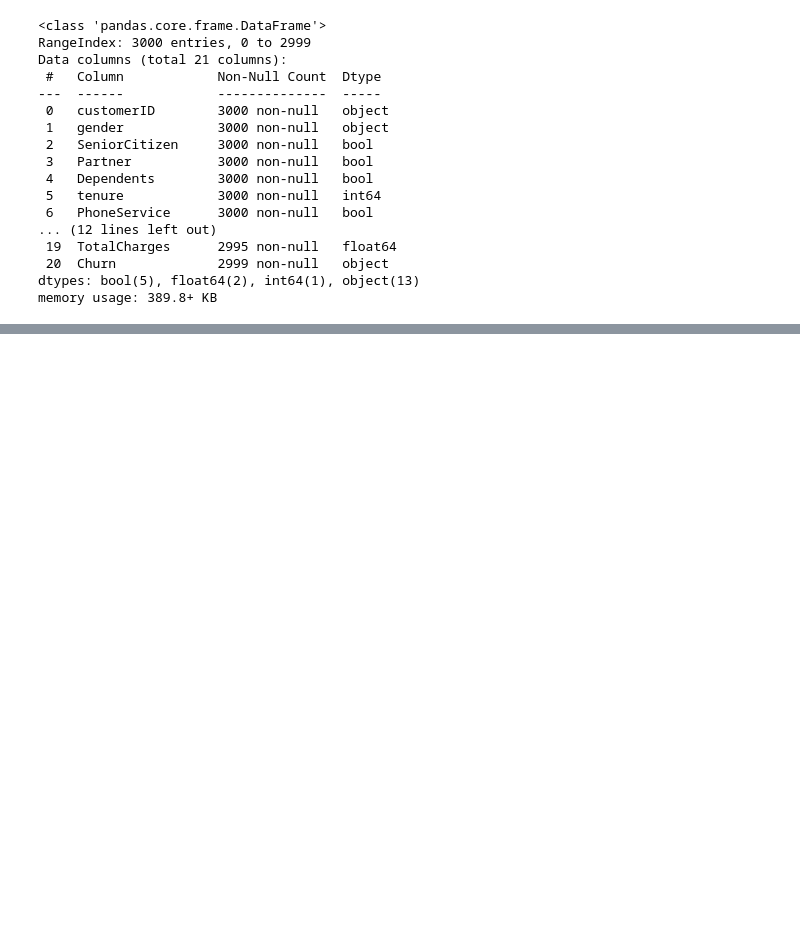
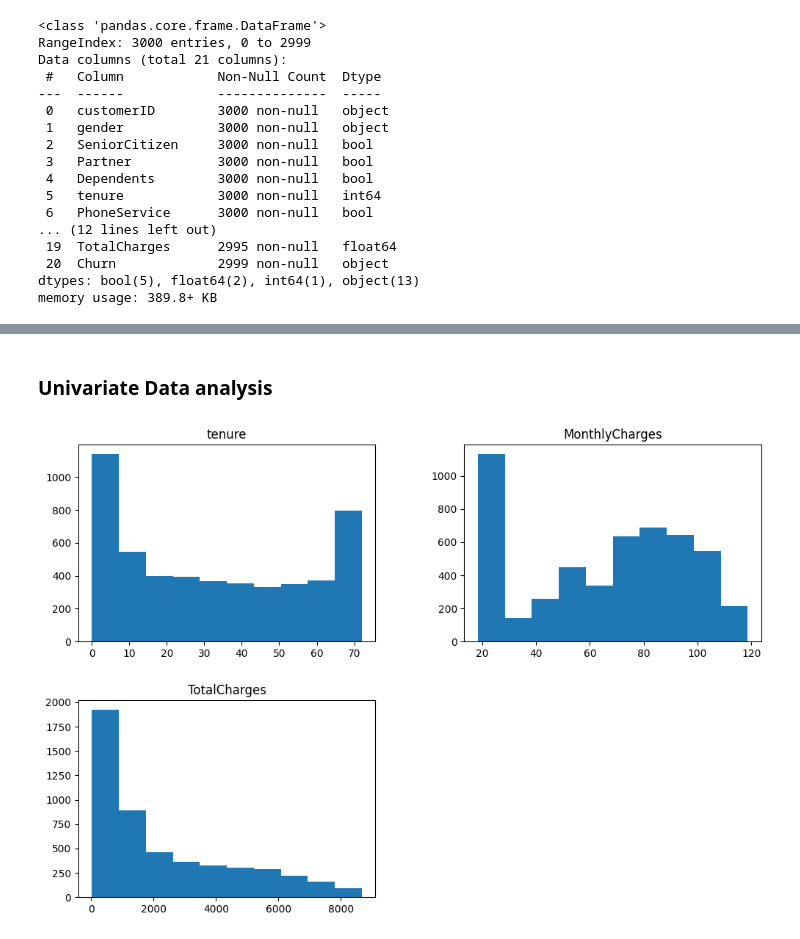
Before and after one commit to M-travis123/LP-2-CLASSIFICATION-PROJECT, a Jupyter notebook: LP_2.ipynb, the cells around one changed output, grey strips where cells are left out. Saved outputs shown, nothing was run; the diff lists cells and outputs as text; code cells hidden in the pictures; blank space fills up the shorter version.

```diff
--- a/LP_2.ipynb
+++ b/LP_2.ipynb
@@ -121,0 +202,6 @@ memory usage: 312.6+ KB
+# %%
+# Concatenate the first and second dataset
+training_data = pd.concat([df1, df2], ignore_index=True)
+
+# Verify the structure of the combined dataset
+training_data.head()
@@ -121,0 +368,20 @@ memory usage: 312.6+ KB
+# %%
+# Define a dictionary for mapping boolean and None values to more meaningful categories
+new_cat_values_mapping = {
+    'MultipleLines': {True: 'Yes', False: 'No'},
+    'OnlineSecurity': {True: 'Yes', False: 'No'},
+    'OnlineBackup': {True: 'Yes', False: 'No'},
+    'DeviceProtection': {True: 'Yes', False: 'No'},
+    'TechSupport': {True: 'Yes', False: 'No'},
+    'StreamingTV': {True: 'Yes', False: 'No'},
+    'StreamingMovies': {True: 'Yes', False: 'No'},
+    'Churn': {True: 'Yes', False: 'No'},
+    'Partner': {True: 'Yes', False: 'No'},
+    'Dependents': {True: 'Yes', False: 'No'},
+    'PaperlessBilling': {True: 'Yes', False: 'No'},
+    'PhoneService': {True: 'Yes', False: 'No'}
+
+}
+
+# Use the replace method to map the categorical values in the DataFrame
+training_data.replace(new_cat_values_mapping, inplace=True)
@@ -121,0 +412,6 @@ memory usage: 312.6+ KB
+# %%
+# Convert 'TotalCharges' to float and handle non-convertible values with NaN
+training_data['TotalCharges'] = pd.to_numeric(training_data['TotalCharges'], errors='coerce')
+
+# Verify the data type after conversion
+training_data['TotalCharges'].dtype,
@@ -121,0 +423,4 @@ memory usage: 312.6+ KB
+# %%
+#Convert 'SeniorCitizen' to object in  dataset
+
+training_data['SeniorCitizen'] = training_data['SeniorCitizen'].replace({0: 'No', 1: 'Yes'})
@@ -121,0 +447,8 @@ memory usage: 312.6+ KB
+# %% [markdown]
+### <b> Univariate Data analysis
+# %%
+# Visualizing the distribution of Numerical Variables
+training_data.hist(figsize=(12,8), grid= False)
+plt.show()
+# %% [output]
+[figure, added]
```
Also changed, not shown: parts of 158 cells of this notebook, 2 other files.
